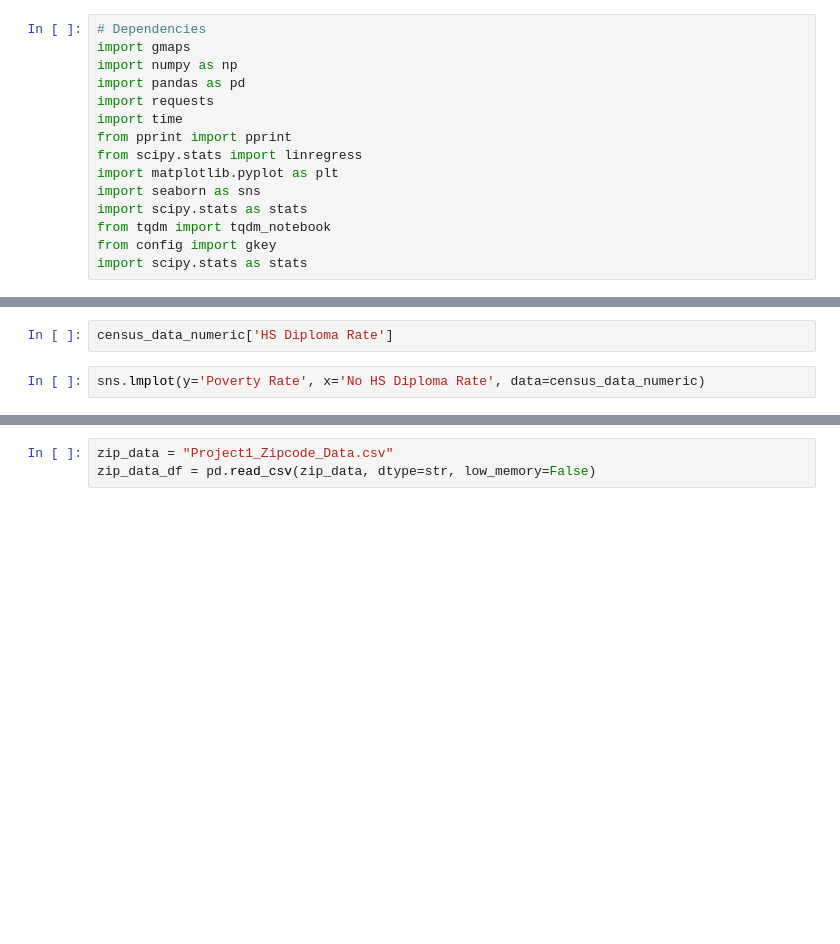
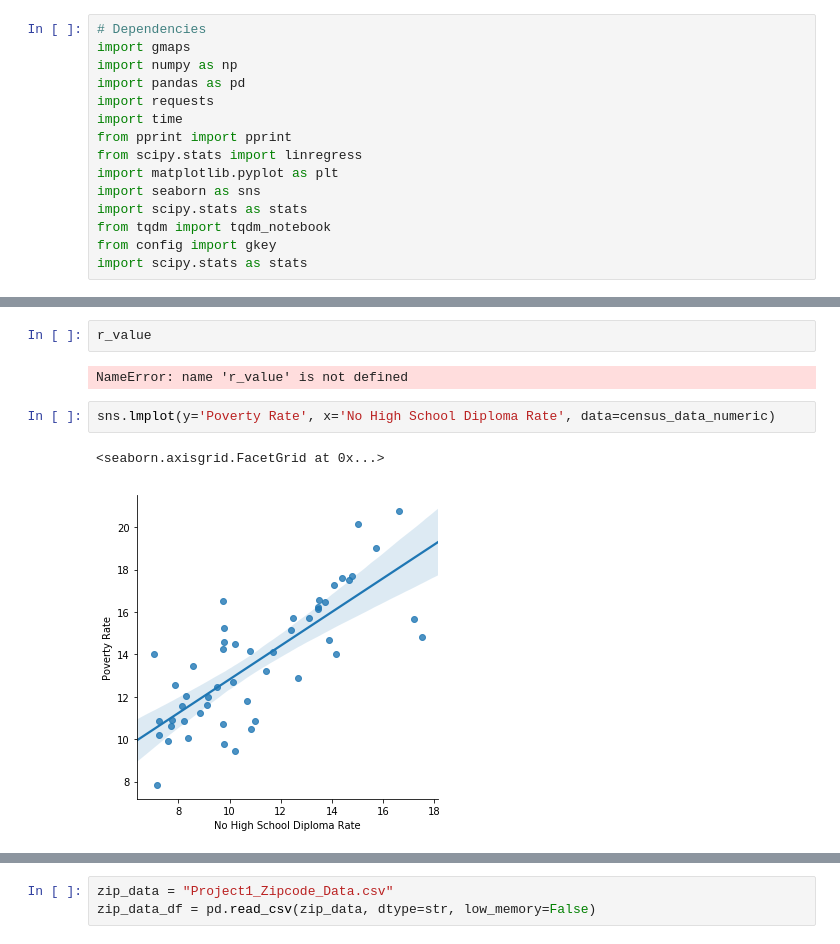
Before and after one commit to trigus00/Project_1, a Jupyter notebook: Stats_ZipCode.ipynb, the cells around one changed output, grey strips where cells are left out. Cells and saved outputs as stored; diff of their text form; blank space fills up the shorter version.

```diff
--- a/Stats_ZipCode.ipynb
+++ b/Stats_ZipCode.ipynb
@@ -90,7 +92,12 @@ fig.savefig('HS Rate vs Poverty Rate')
-# %%
-census_data_numeric['HS Diploma Rate']
+# %%
+r_value
+# %% [output]
+NameError: name 'r_value' is not defined
 # %%
-sns.lmplot(y='Poverty Rate', x='No HS Diploma Rate', data=census_data_numeric)
+sns.lmplot(y='Poverty Rate', x='No High School Diploma Rate', data=census_data_numeric)
+# %% [output]
+<seaborn.axisgrid.FacetGrid at 0x...>
+[figure, added]
 # %%
 import seaborn as sns
 #ax = sns.boxplot(y="Household Income", data=zip_data_df)
```
Also changed, not shown: parts of 19 cells of this notebook, 7 other files.
